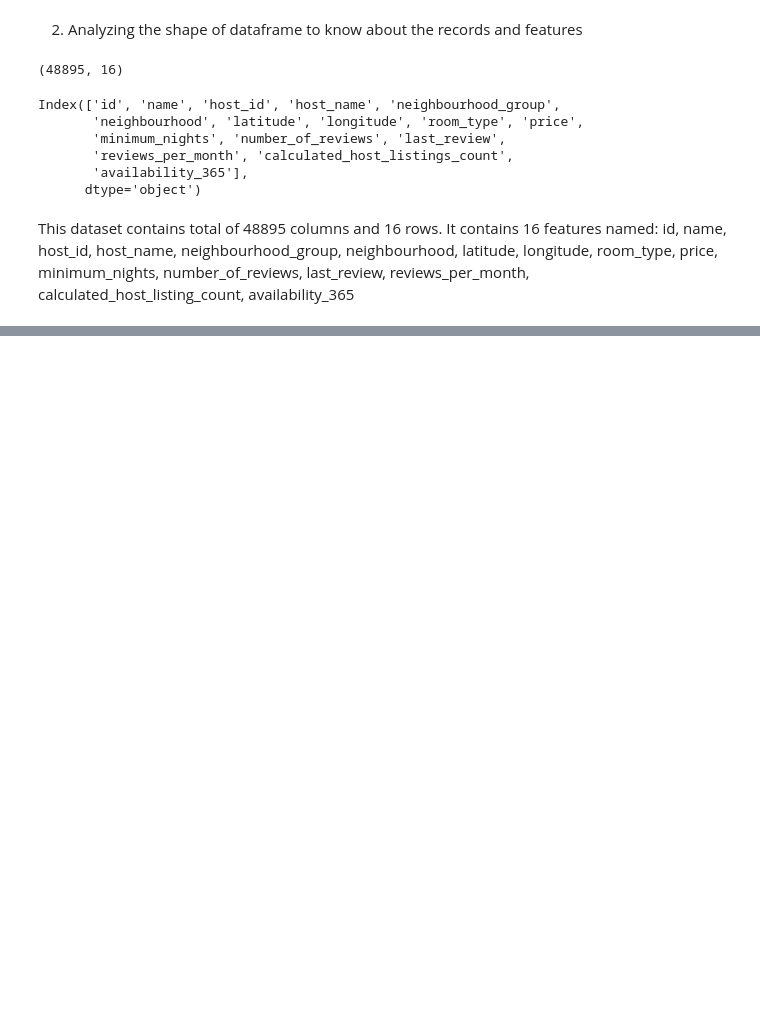
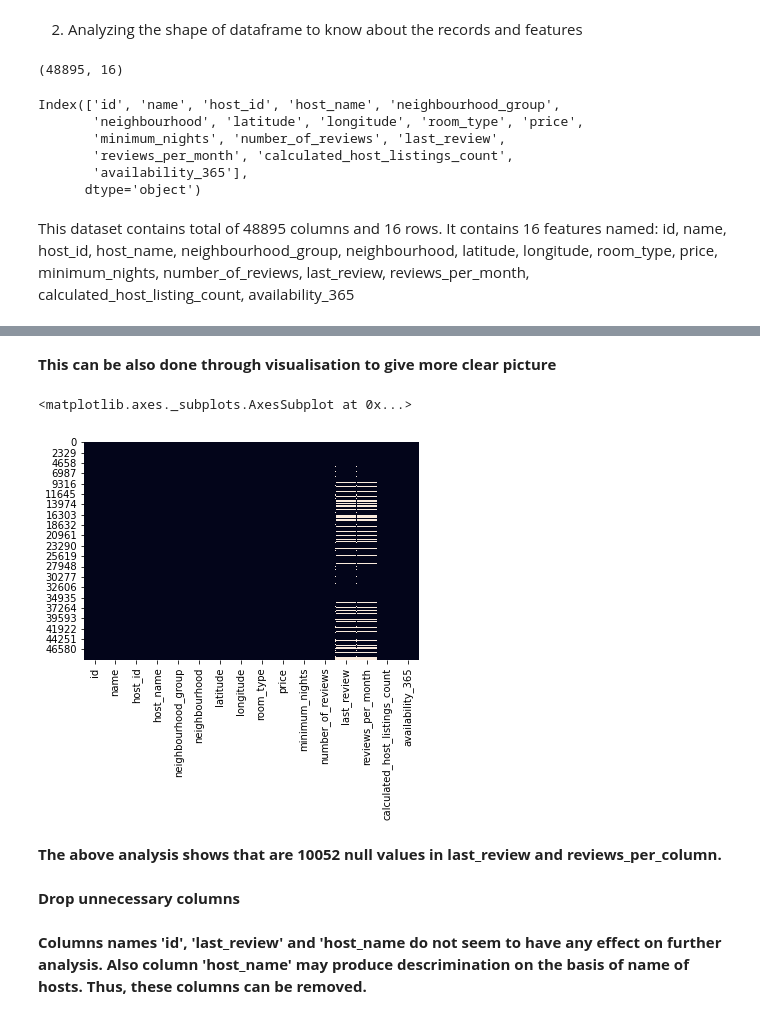
Before and after one commit to priyanshuupadhyay15/EDA_Airbnb_NYC, a Jupyter notebook: EDA_Airbnb.ipynb, the cells around one changed output, grey strips where cells are left out. Saved outputs shown, nothing was run; the diff lists cells and outputs as text; code cells hidden in the pictures; blank space fills up the shorter version.

```diff
--- a/EDA_Airbnb.ipynb
+++ b/EDA_Airbnb.ipynb
@@ -49,0 +86,3 @@ id, name, host_id, host_name, neighbourhood_group, neighbourhood, latitude, long
+# %%
+airbnb.duplicated().sum()
+airbnb.drop_duplicates(inplace = True)
@@ -49,0 +111,13 @@ id, name, host_id, host_name, neighbourhood_group, neighbourhood, latitude, long
+# %% [markdown]
+**This can be also done through visualisation to give more clear picture**
+# %%
+sns.heatmap(airbnb.isnull(), cbar = False)
+# %% [output]
+<matplotlib.axes._subplots.AxesSubplot at 0x...>
+[figure, added]
+# %% [markdown]
+**The above analysis shows that are 10052 null values in last_review and reviews_per_column.**
+# %% [markdown]
+**Drop unnecessary columns**
+# %% [markdown]
+**Columns names 'id', 'last_review' and 'host_name do not seem to have any effect on further analysis. Also column 'host_name' may produce descrimination on the basis of name of hosts. Thus, these columns can be removed.**
```
Also changed, not shown: parts of 26 cells of this notebook.
